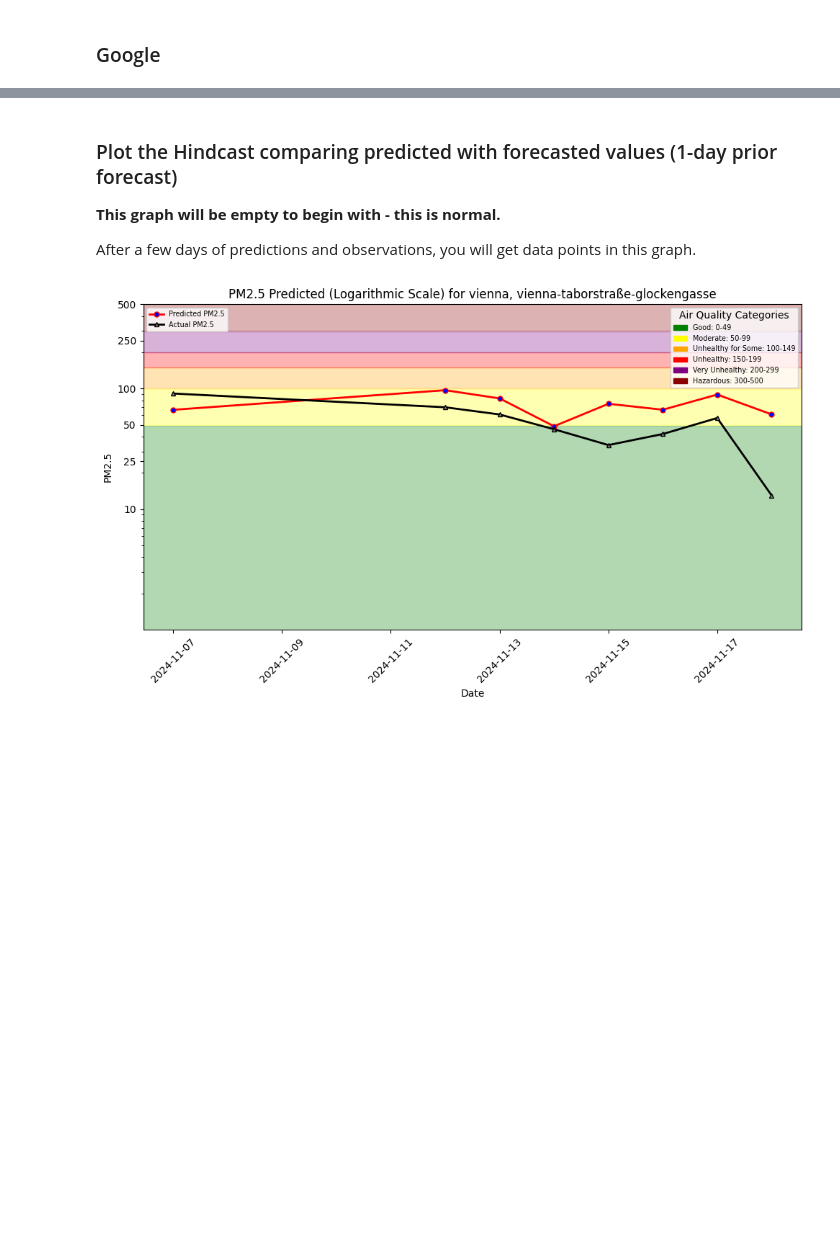
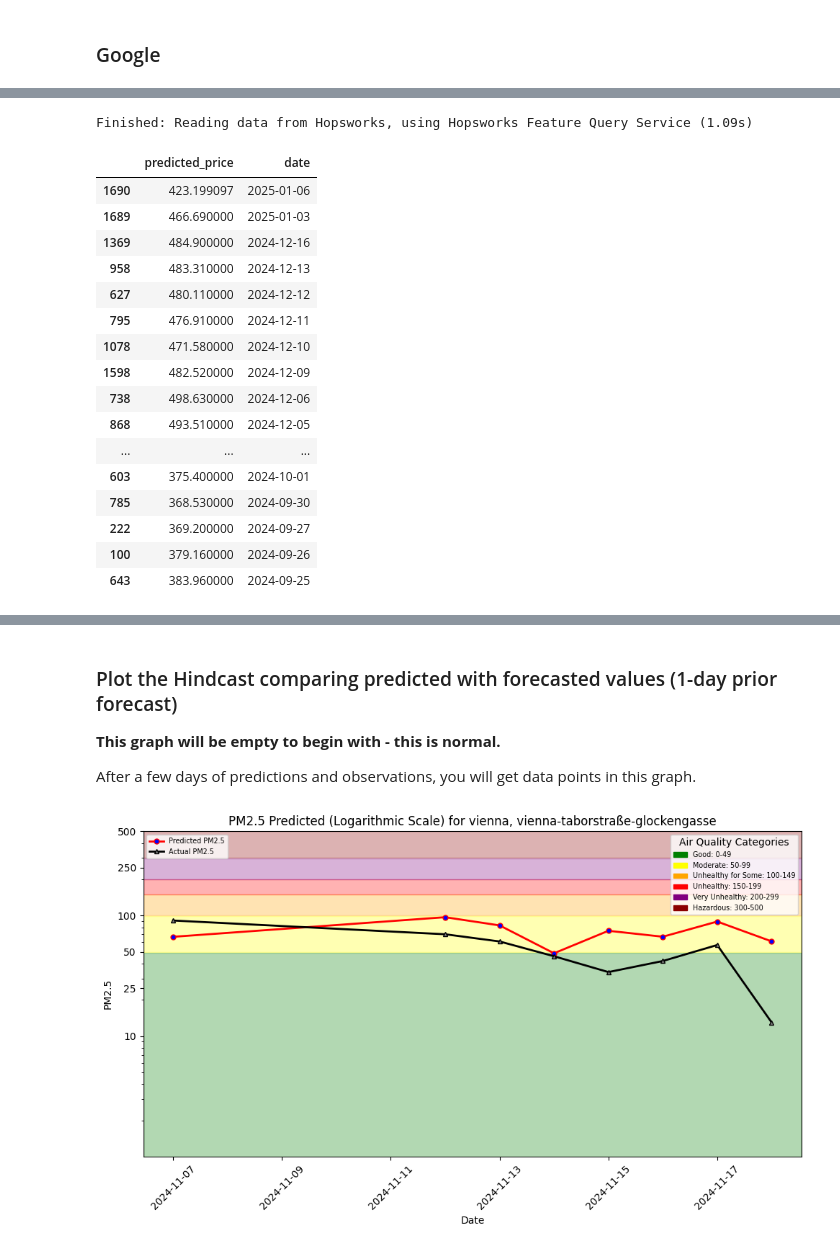
Before and after one commit to TheresaHoesl/StockMarketPrediction, a Jupyter notebook: notebooks/4_stockpred_batch_inference.ipynb, the cells around one changed output, grey strips where cells are left out. Drawn from its saved outputs; the diff is of its cells as text; code cells hidden in the pictures; blank space fills up the shorter version.

```diff
--- a/notebooks/4_stockpred_batch_inference.ipynb
+++ b/notebooks/4_stockpred_batch_inference.ipynb
@@ -385,0 +256,15 @@ hindcast_lag_df
+# %%
+spot_pred_df = pd.DataFrame({
+    'timestamp': [pd.Timestamp(pd.to_datetime(today).date())],
+    'predicted_price': [spot_pred[0]]
+})
+
+googl_pred_df = pd.DataFrame({
+    'timestamp': [pd.Timestamp(pd.to_datetime(today).date())],
+    'predicted_price': [googl_pred[0]]
+})
+
+btc_pred_df = pd.DataFrame({
+    'timestamp': [pd.Timestamp(pd.to_datetime(today).date())],
+    'predicted_price': [btc_pred[0]]
+})
@@ -385,0 +310,32 @@ hindcast_lag_df
+# %%
+spot_df = SPOT_fg.read()
+spot_df['timestamp'] = pd.to_datetime(spot_df['timestamp'].dt.date)
+# spot_df['timestamp'] = spot_df['timestamp'].dt.tz_localize(None)
+
+spot_plotting_df = pd.DataFrame()
+spot_plotting_df['predicted_price'] = spot_df['price']
+spot_plotting_df['timestamp'] = spot_df['timestamp']
+spot_plotting_df = pd.concat([spot_plotting_df, spot_pred_df], ignore_index=True)
+spot_plotting_df['date'] = spot_plotting_df['timestamp'].copy()
+spot_plotting_df.drop('timestamp', axis=1, inplace=True)
+spot_plotting_df = spot_plotting_df.sort_values(by=['date'], ascending=False)
+spot_plotting_df.head(60)
+# %% [output]
+Finished: Reading data from Hopsworks, using Hopsworks Feature Query Service (1.09s)
+|  | predicted_price | date |
+| 1690 | 423.199097 | 2025-01-06 |
+| 1689 | 466.690000 | 2025-01-03 |
+| 1369 | 484.900000 | 2024-12-16 |
+| 958 | 483.310000 | 2024-12-13 |
+| 627 | 480.110000 | 2024-12-12 |
+| 795 | 476.910000 | 2024-12-11 |
+| 1078 | 471.580000 | 2024-12-10 |
+| 1598 | 482.520000 | 2024-12-09 |
+| 738 | 498.630000 | 2024-12-06 |
+| 868 | 493.510000 | 2024-12-05 |
+| ... | ... | ... |
+| 603 | 375.400000 | 2024-10-01 |
+| 785 | 368.530000 | 2024-09-30 |
+| 222 | 369.200000 | 2024-09-27 |
+| 100 | 379.160000 | 2024-09-26 |
+| 643 | 383.960000 | 2024-09-25 |
```
Also changed, not shown: parts of 51 cells of this notebook, 6 other files.
